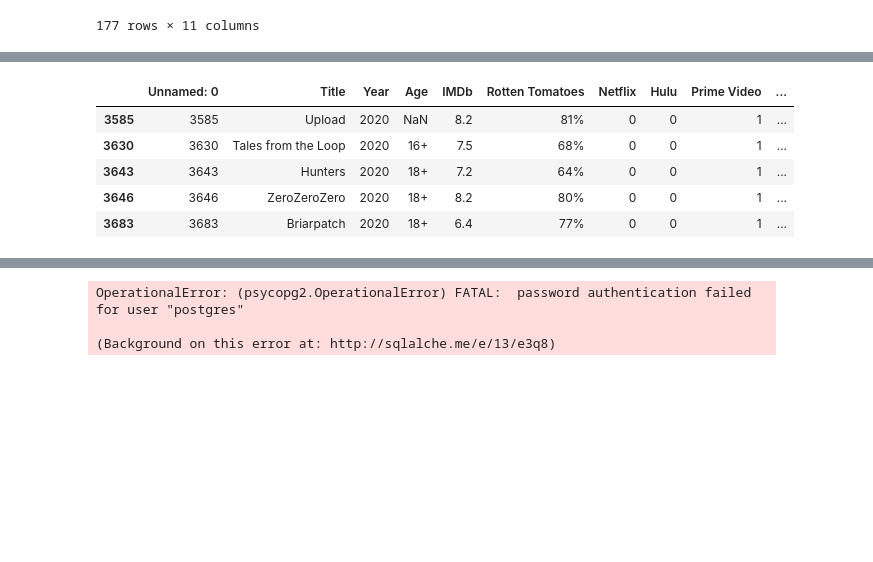
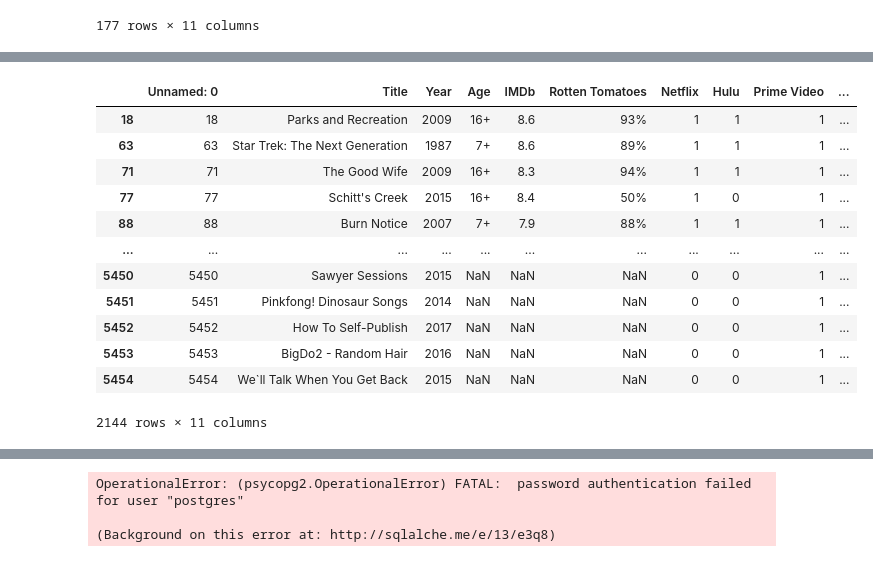
Before and after one commit to stephenbretscher/Full_Stack_Analysis_of_TV_Viewing_Habits, a Jupyter notebook: csv_cleanup.ipynb, the cells around one changed output, grey strips where cells are left out. Cells and saved outputs as stored; diff of their text form; code cells hidden in the pictures; blank space fills up the shorter version.

```diff
--- a/csv_cleanup.ipynb
+++ b/csv_cleanup.ipynb
@@ -98,11 +106,18 @@ hulu_df.head()
 # %%
-prime_df = tv_shows_2020.loc[tv_shows_2020['Prime Video'] == 1]
-prime_df.head()
+prime_df = tv_shows_df.loc[tv_shows_df['Prime Video'] == 1]
+prime_df
 # %% [output]
 |  | Unnamed: 0 | Title | Year | Age | IMDb | Rotten Tomatoes | Netflix | Hulu | Prime Video | ... |
-| 3585 | 3585 | Upload | 2020 | NaN | 8.2 | 81% | 0 | 0 | 1 | ... |
-| 3630 | 3630 | Tales from the Loop | 2020 | 16+ | 7.5 | 68% | 0 | 0 | 1 | ... |
-| 3643 | 3643 | Hunters | 2020 | 18+ | 7.2 | 64% | 0 | 0 | 1 | ... |
-| 3646 | 3646 | ZeroZeroZero | 2020 | 18+ | 8.2 | 80% | 0 | 0 | 1 | ... |
-| 3683 | 3683 | Briarpatch | 2020 | 18+ | 6.4 | 77% | 0 | 0 | 1 | ... |
+| 18 | 18 | Parks and Recreation | 2009 | 16+ | 8.6 | 93% | 1 | 1 | 1 | ... |
+| 63 | 63 | Star Trek: The Next Generation | 1987 | 7+ | 8.6 | 89% | 1 | 1 | 1 | ... |
+| 71 | 71 | The Good Wife | 2009 | 16+ | 8.3 | 94% | 1 | 1 | 1 | ... |
+| 77 | 77 | Schitt's Creek | 2015 | 16+ | 8.4 | 50% | 1 | 0 | 1 | ... |
+| 88 | 88 | Burn Notice | 2007 | 7+ | 7.9 | 88% | 1 | 1 | 1 | ... |
+| ... | ... | ... | ... | ... | ... | ... | ... | ... | ... | ... |
+| 5450 | 5450 | Sawyer Sessions | 2015 | NaN | NaN | NaN | 0 | 0 | 1 | ... |
+| 5451 | 5451 | Pinkfong! Dinosaur Songs | 2014 | NaN | NaN | NaN | 0 | 0 | 1 | ... |
+| 5452 | 5452 | How To Self-Publish | 2017 | NaN | NaN | NaN | 0 | 0 | 1 | ... |
+| 5453 | 5453 | BigDo2 - Random Hair | 2016 | NaN | NaN | NaN | 0 | 0 | 1 | ... |
+| 5454 | 5454 | We`ll Talk When You Get Back | 2015 | NaN | NaN | NaN | 0 | 0 | 1 | ... |
+2144 rows × 11 columns
 # %%
```
Also changed, not shown: parts of 7 cells of this notebook, 1 other file.
